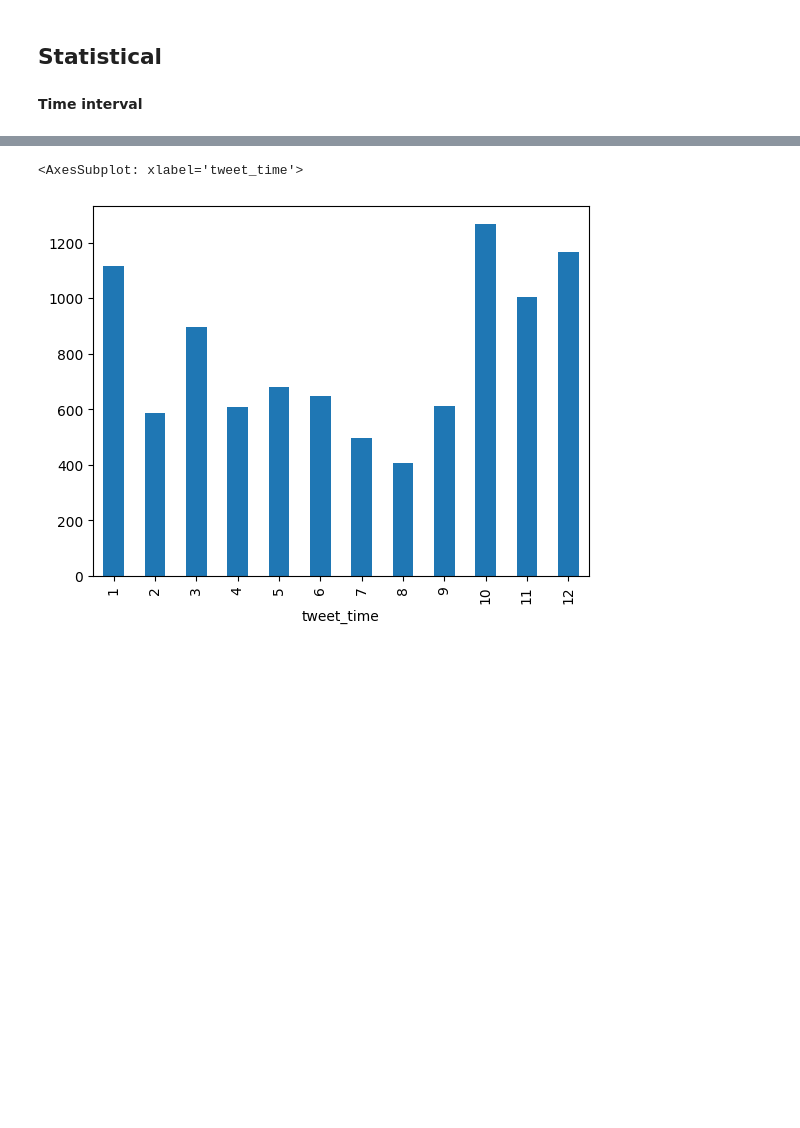
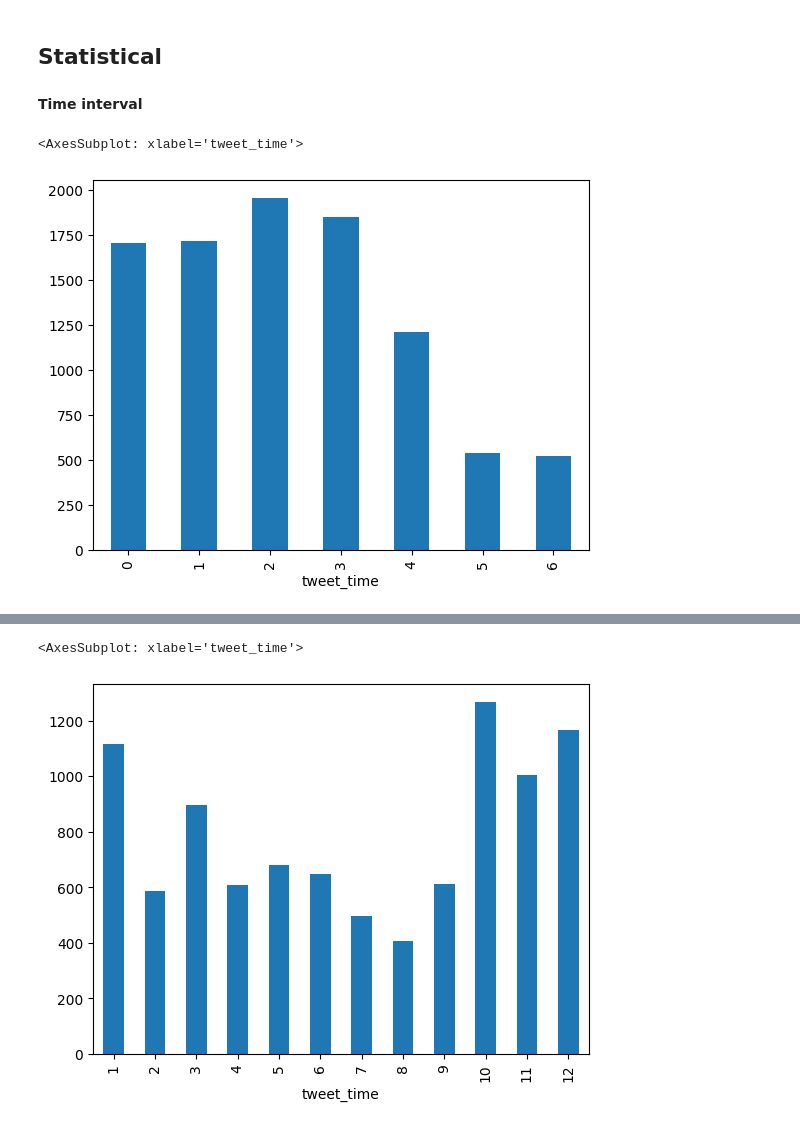
Before and after one commit to Rafouf69/CSN-research-project, a Jupyter notebook: src/first step catalonia.ipynb, the cells around one changed output, grey strips where cells are left out. Drawn from its saved outputs; the diff is of its cells as text; code cells hidden in the pictures; blank space fills up the shorter version.

```diff
--- a/src/first step catalonia.ipynb
+++ b/src/first step catalonia.ipynb
@@ -79,3 +86,8 @@ tweets_df = tweets_df.drop(["poll_choices"], axis=1)
 **Time interval**
 # %%
 tweets_df["tweet_time"] = tweets_df["tweet_time"].astype("datetime64")
+# %%
+tweets_df.groupby(tweets_df["tweet_time"].dt.weekday)["tweetid"].count().plot(kind="bar")
+# %% [output]
+<AxesSubplot: xlabel='tweet_time'>
+[figure, added]
```
Also changed, not shown: parts of 28 cells of this notebook, 4 other files.
